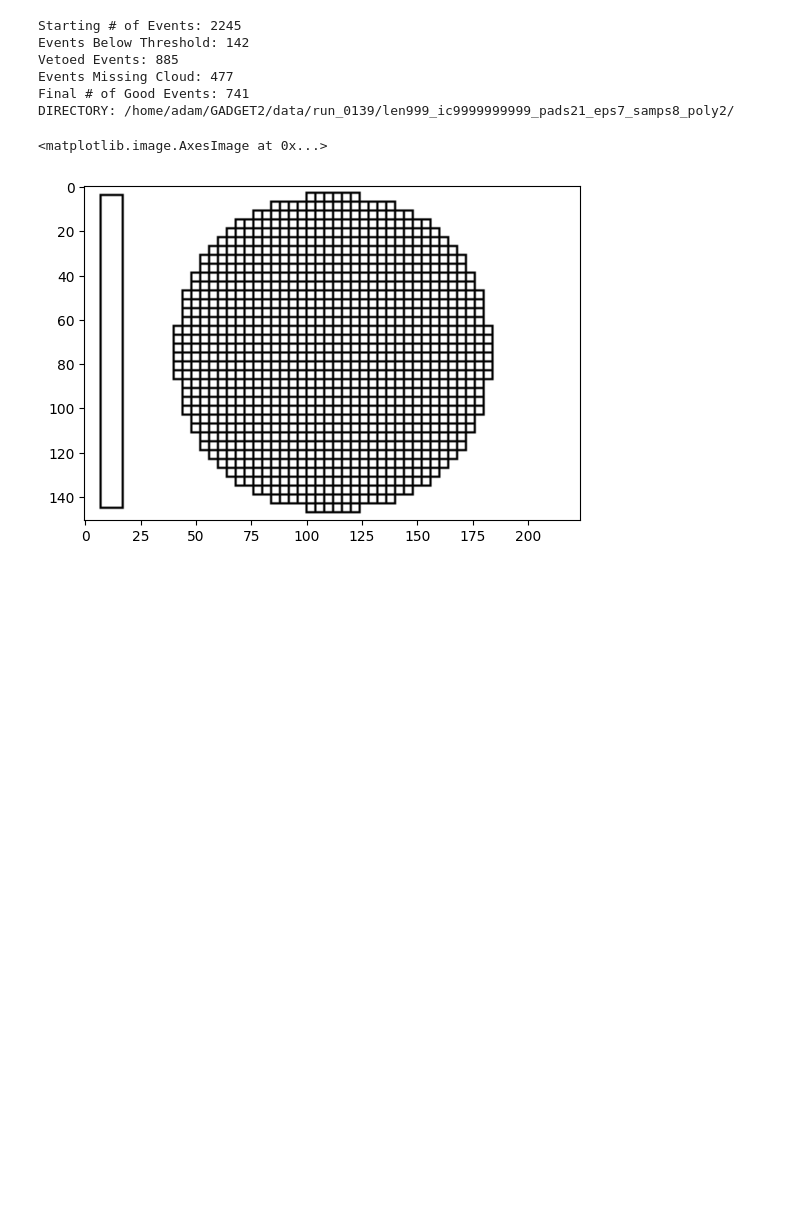
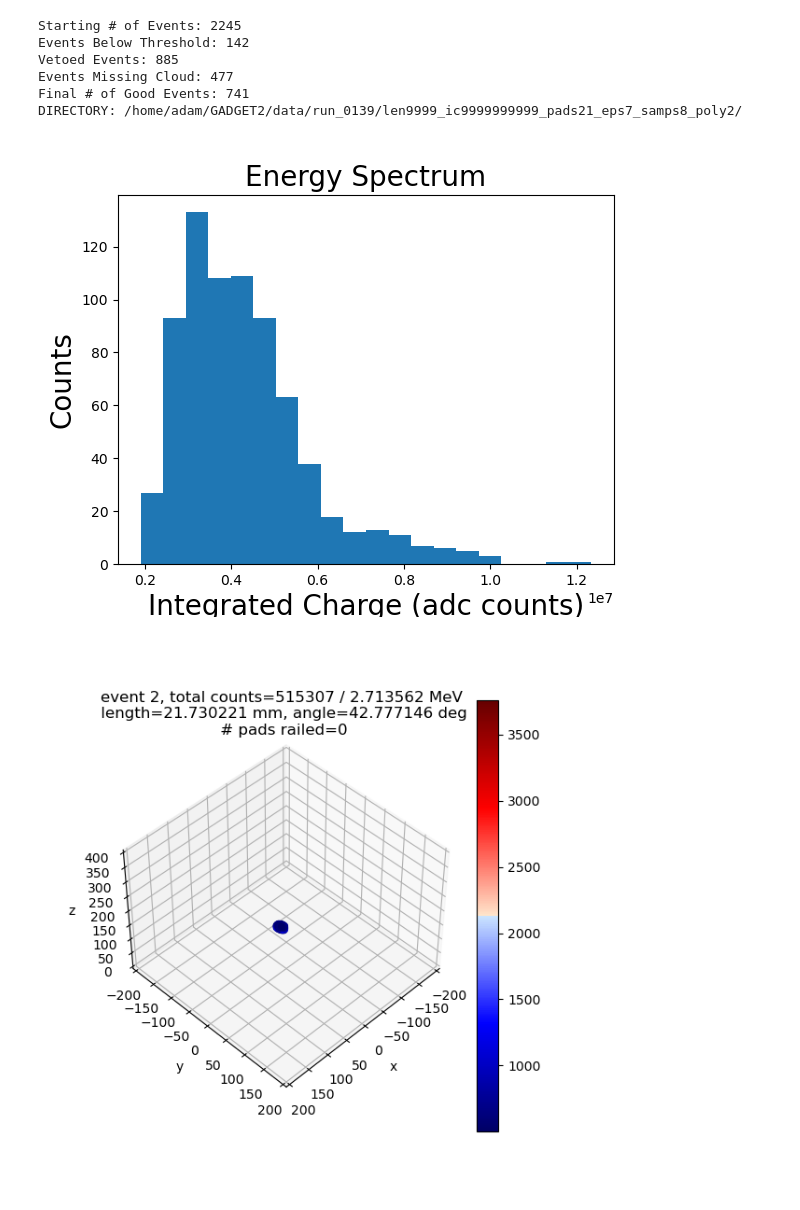
Before and after one commit to Jaros24/GADGET2, a Jupyter notebook: testing.ipynb, the cells around one changed output. Saved outputs shown, nothing was run; the diff lists cells and outputs as text; code cells hidden in the pictures; blank space fills up the shorter version.

```diff
--- a/testing.ipynb
+++ b/testing.ipynb
@@ -13,9 +12,0 @@ importlib.reload(GADGET2)
-# %%
-GADGET2.generate_files(139, ic=9999999999, length=999, overwrite=False)
-# %% [output]
-Starting # of Events: 2245
-Events Below Threshold: 142
-Vetoed Events: 885
-Events Missing Cloud: 477
-Final # of Good Events: 741
-DIRECTORY: /home/adam/GADGET2/data/run_0139/len999_ic9999999999_pads21_eps7_samps8_poly2/
@@ -24,5 +13,18 @@ runh5 = GADGET2.run_h5.GadgetRunH5(139, folder_path="/home/adam/GADGET2/data/run
-# %%
-plt.imshow(GADGET2.cnn_images.make_grid())
-# %% [output]
-<matplotlib.image.AxesImage at 0x...>
-[figure, removed]
+# %%
+# SAMPLE WORKFLOW
+plt.close('all')
+GADGET2.generate_files(139, length=9999, ic=9999999999, overwrite=True)
+runh5 = GADGET2.GadgetRunH5(139)
+GADGET2.plot_spectrum(runh5.total_energy)
+
+first_good_event_num = runh5.good_events[0]
+runh5.h5_file.plot_3d_traces(first_good_event_num, threshold=500)
+# %% [output]
+Starting # of Events: 2245
+Events Below Threshold: 142
+Vetoed Events: 885
+Events Missing Cloud: 477
+Final # of Good Events: 741
+DIRECTORY: /home/adam/GADGET2/data/run_0139/len9999_ic9999999999_pads21_eps7_samps8_poly2/
+[figure, added]
+[figure, added]
```
Also changed, not shown: parts of 2 cells of this notebook, 7 other files.
